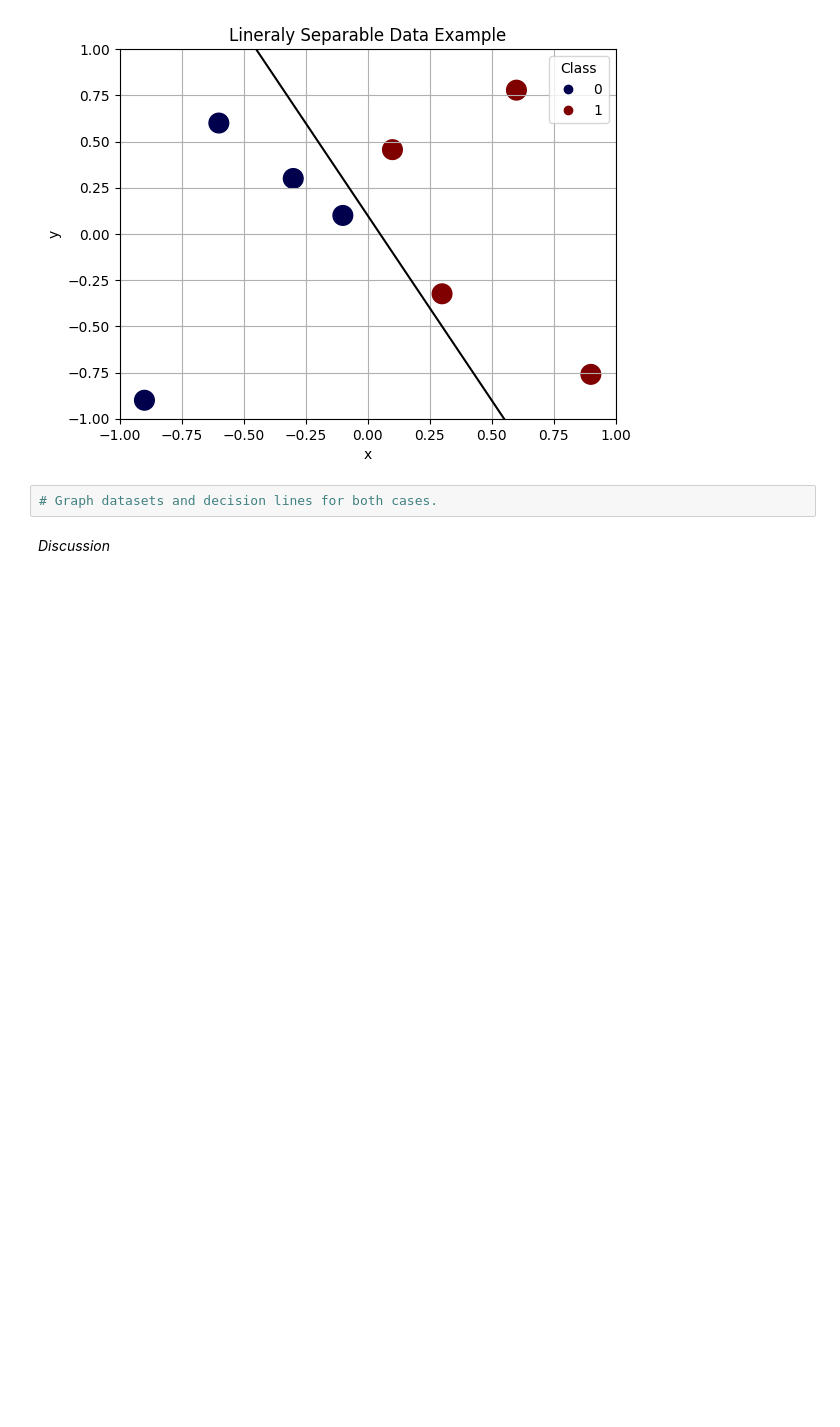
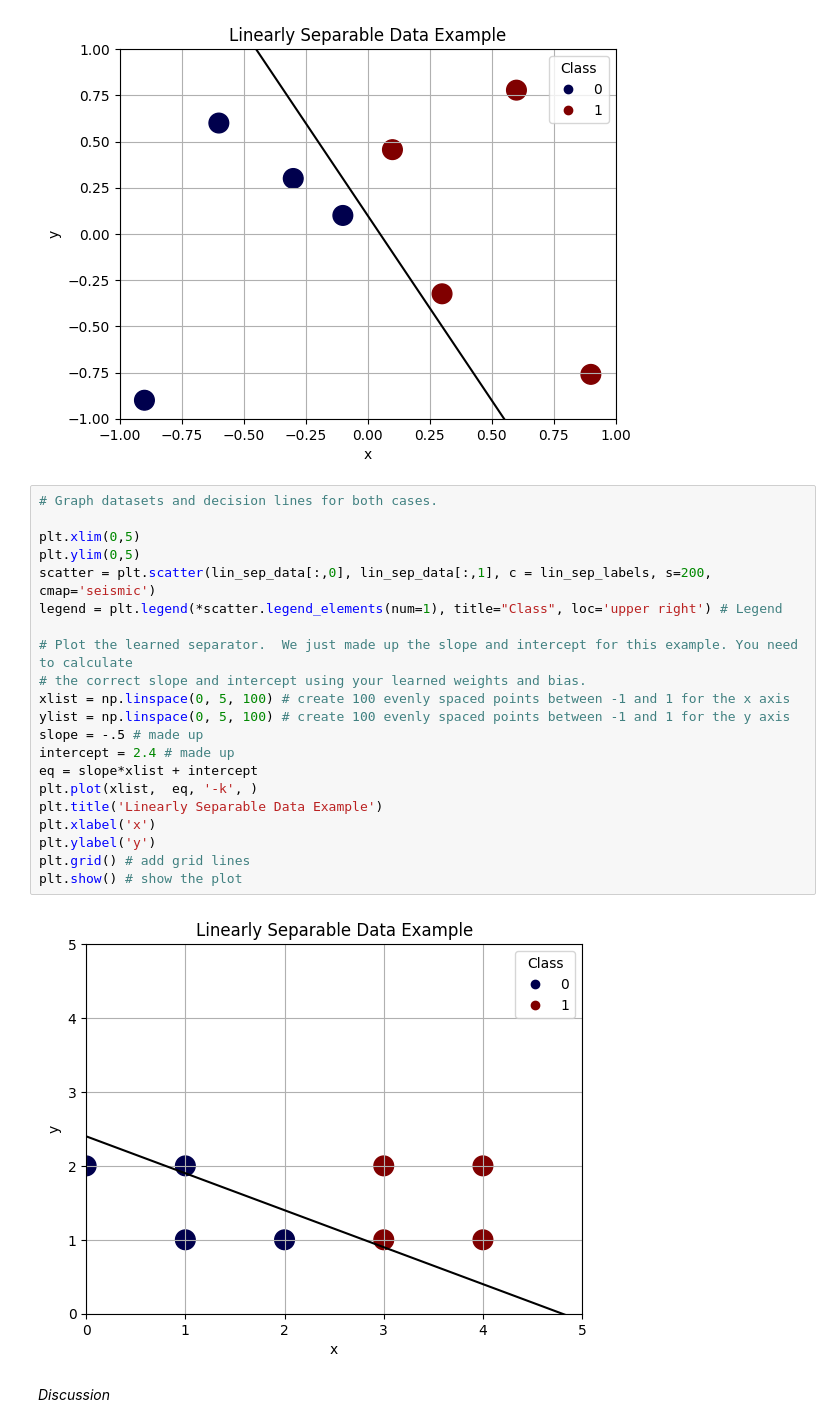
Before and after one commit to mheilner/CS270, a Jupyter notebook: PerceptronLab/Perceptron Lab.ipynb, the cells around one changed output. Saved outputs shown, nothing was run; the diff lists cells and outputs as text; blank space fills up the shorter version.

Commit message:
on plotting

```diff
--- a/PerceptronLab/Perceptron Lab.ipynb
+++ b/PerceptronLab/Perceptron Lab.ipynb
@@ -237,8 +232,29 @@ plt.grid() # add grid lines
 plt.show() # show the plot
 # %% [output]
 [figure]
-# %%
-# Graph datasets and decision lines for both cases.
+# %%
+# Graph datasets and decision lines for both cases.
+
+plt.xlim(0,5)
+plt.ylim(0,5)
+scatter = plt.scatter(lin_sep_data[:,0], lin_sep_data[:,1], c = lin_sep_labels, s=200, cmap='seismic')
+legend = plt.legend(*scatter.legend_elements(num=1), title="Class", loc='upper right') # Legend
+
+# Plot the learned separator.  We just made up the slope and intercept for this example. You need to calculate
+# the correct slope and intercept using your learned weights and bias.
+xlist = np.linspace(0, 5, 100) # create 100 evenly spaced points between -1 and 1 for the x axis
+ylist = np.linspace(0, 5, 100) # create 100 evenly spaced points between -1 and 1 for the y axis
+slope = -.5 # made up
+intercept = 2.4 # made up
+eq = slope*xlist + intercept
+plt.plot(xlist,  eq, '-k', )
+plt.title('Linearly Separable Data Example')
+plt.xlabel('x')
+plt.ylabel('y')
+plt.grid() # add grid lines
+plt.show() # show the plot
+# %% [output]
+[figure, added]
 # %% [markdown]
 *Discussion*
 # %% [markdown]
```
Also changed, not shown: parts of 3 cells of this notebook, 1 other file.
